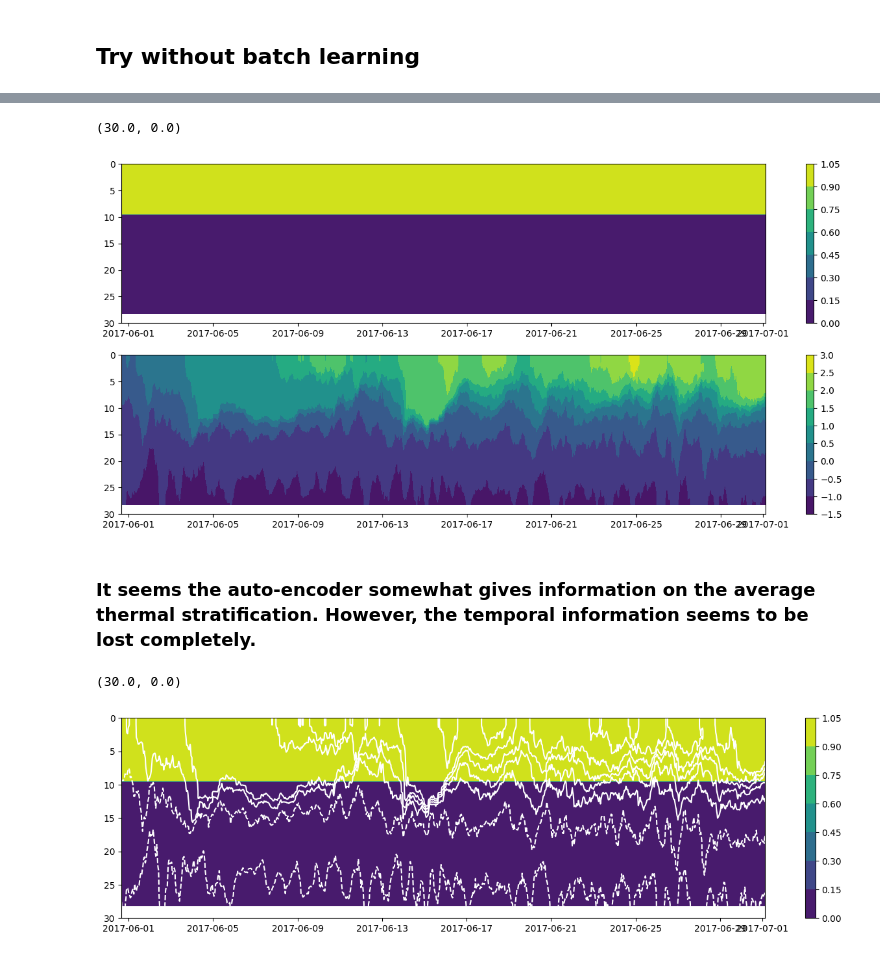
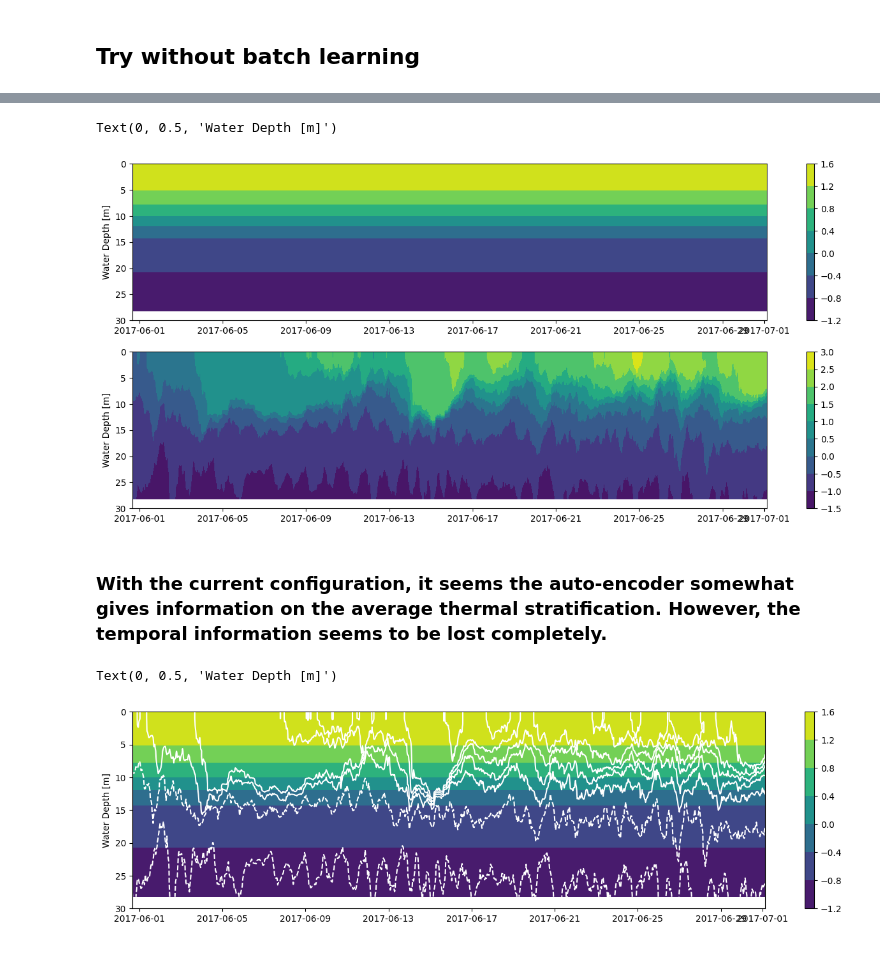
Before and after one commit to guiaug/Temp_AI, a Jupyter notebook: LakeGeorge_VP_Analysis_AutoEncoder.ipynb, the cells around one changed output, grey strips where cells are left out. Cells and saved outputs as stored; diff of their text form; code cells hidden in the pictures.

```diff
--- a/LakeGeorge_VP_Analysis_AutoEncoder.ipynb
+++ b/LakeGeorge_VP_Analysis_AutoEncoder.ipynb
@@ -38,8 +38,10 @@ class read_in_data(object):
                 depth.append(float(dummy_line[3]))
 
                 temp.append(float(dummy_line[4]))
-
-                fluo.append(float(dummy_line[5]))
+                try:
+                    fluo.append(float(dummy_line[5]))
+                except:
+                    fluo.append(np.nan)
 
         fid_in.close()
 
@@ -98,11 +100,12 @@ class read_in_data(object):
             prof_start = prof_end # Beginning of next profile
 
         self.MTime = np.array(MTime)
-        self.MTemp = np.array(MTemp)
+        self.MTemp = np.array(MTemp) # In this configuration MTemp has the following dimensions (Nt, Nz)
         self.MDept = np.array(MDept)
         self.MFluo = np.array(MFluo)
 
 temperature_data = read_in_data("WaterTempData/TeaIsland.csv")
+#temperature_data = read_in_data("WaterTempData/AnthonysNose.csv")
 # %%
 fig = plt.figure(figsize=(16,5))
 ax = fig.add_subplot(111)
@@ -116,5 +119,2 @@ plt.show()
 # %% [markdown]
 ## Using AutoEncoder on the temperature data
-# %%
-temperature_data.MTemp = temperature_data.MTemp.T
-print(temperature_data.MTemp.shape)
@@ -130,20 +128,20 @@ loader = torch.utils.data.DataLoader(dataset = (temperature_data.MTemp - tempera
 # Creating a PyTorch class
 # 28*28 ==> 9 ==> 28*28
 class AE(torch.nn.Module):
-    def __init__(self):
+    def __init__(self, sizein):
         super().__init__()
 
         # Building an linear encoder with Linear
         # layer followed by Relu activation function
         # 784 ==> 9
         self.encoder = torch.nn.Sequential(
-            torch.nn.Linear(142, 64),
+            torch.nn.Linear(sizein, 64),
             torch.nn.ReLU(),
             torch.nn.Linear(64, 32),
             torch.nn.ReLU(),
             torch.nn.Linear(32, 16),
             torch.nn.ReLU(),
-            torch.nn.Linear(16, 8)
+            torch.nn.Linear(16, 2)
         )
 
         # Building an linear decoder with Linear
@@ -152,14 +150,13 @@ class AE(torch.nn.Module):
         # outputs the value between 0 and 1
         # 9 ==> 784
         self.decoder = torch.nn.Sequential(
-            torch.nn.Linear(8, 16),
+            torch.nn.Linear(2, 16),
             torch.nn.ReLU(),
             torch.nn.Linear(16, 32),
             torch.nn.ReLU(),
             torch.nn.Linear(32, 64),
             torch.nn.ReLU(),
-            torch.nn.Linear(64, 142),
-            torch.nn.Sigmoid()
+            torch.nn.Linear(64, sizein)
         )
 
     def forward(self, x):
@@ -233,7 +239,7 @@ ax2.set_ylim((30,0))
 ## Try without batch learning
 # %%
 # Model Initialization
-model2 = AE()
+model2 = AE(temperature_data.MTemp.shape[1])
 
 # Validation using MSE Loss function
 loss_function2 = torch.nn.MSELoss()
@@ -280,26 +286,29 @@ fig = plt.figure(figsize=(16,7))
 ax1 = fig.add_subplot(211)
 CS1 = ax1.contourf(temperature_data.MTime, temperature_data.MDept,reconstructed.detach().numpy().T)
 CB1 = plt.colorbar(CS1)
+ax1.set_ylabel("Water Depth [m]")
 ax1.set_ylim((30,0))
 
 ax2 = fig.add_subplot(212)
 CS2 = ax2.contourf(temperature_data.MTime, temperature_data.MDept,data_processed.T)
 CB2 = plt.colorbar(CS2)
 ax2.set_ylim((30,0))
+ax2.set_ylabel("Water Depth [m]")
 # %% [output]
-(30.0, 0.0)
+Text(0, 0.5, 'Water Depth [m]')
-[figure, old version]
+[figure, new version]
 # %% [markdown]
-### It seems the auto-encoder somewhat gives information on the average thermal stratification. However, the temporal information seems to be lost completely.
+### With the current configuration, it seems the auto-encoder somewhat gives information on the average thermal stratification. However, the temporal information seems to be lost completely.
 # %%
 fig = plt.figure(figsize=(16,4))
 ax1 = fig.add_subplot(111)
 CS1 = ax1.contourf(temperature_data.MTime, temperature_data.MDept,reconstructed.detach().numpy().T)
 CB1 = plt.colorbar(CS1)
 
 # Plot the contours of the water temperature to illustrate the
 CS2 = ax1.contour(temperature_data.MTime, temperature_data.MDept,data_processed.T, levels=np.arange(-1.5, 3.1,0.5), colors="w")
 ax1.set_ylim((30,0))
+ax1.set_ylabel("Water Depth [m]")
 # %% [output]
-(30.0, 0.0)
+Text(0, 0.5, 'Water Depth [m]')
-[figure, old version]
+[figure, new version]
```
Also changed, not shown: parts of 13 cells of this notebook.
